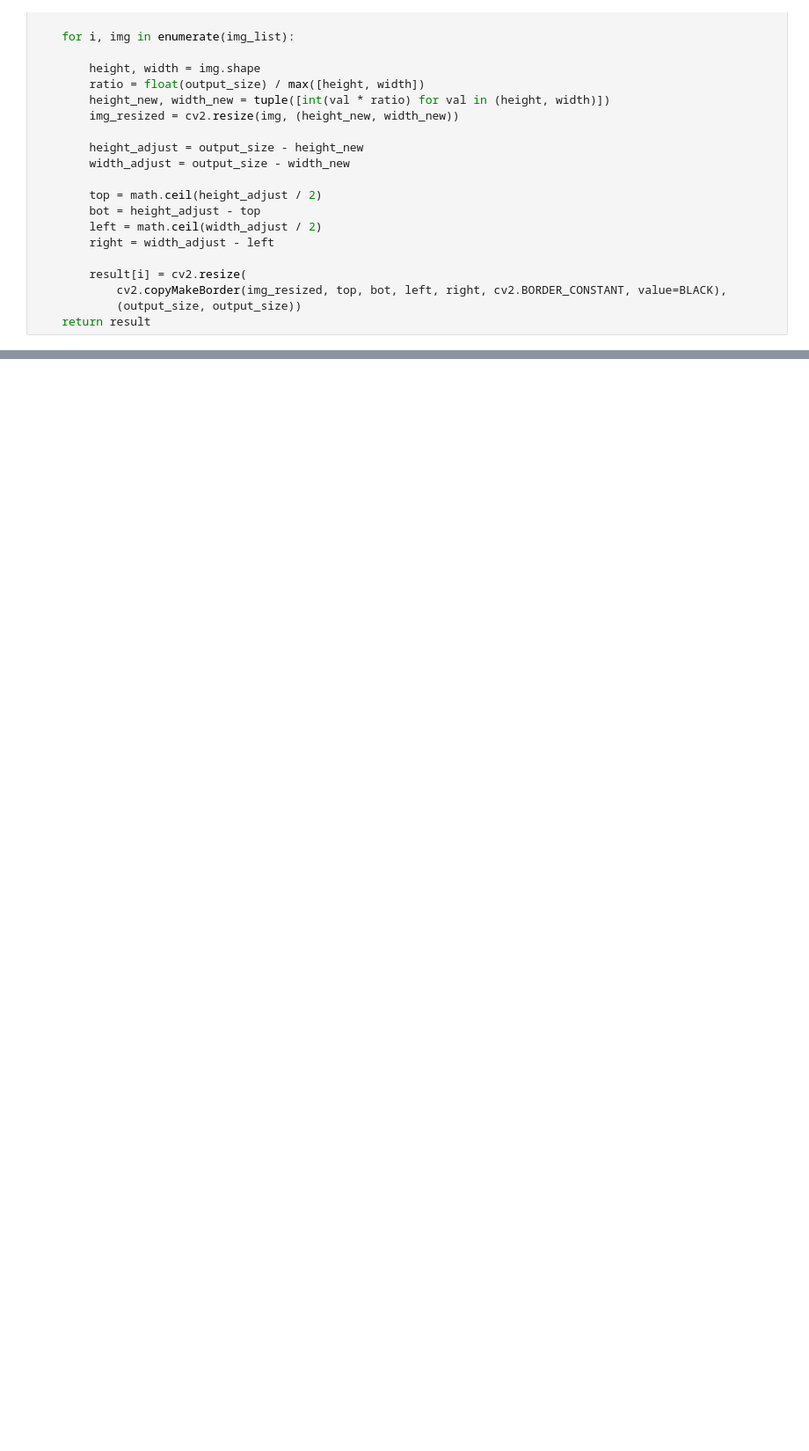
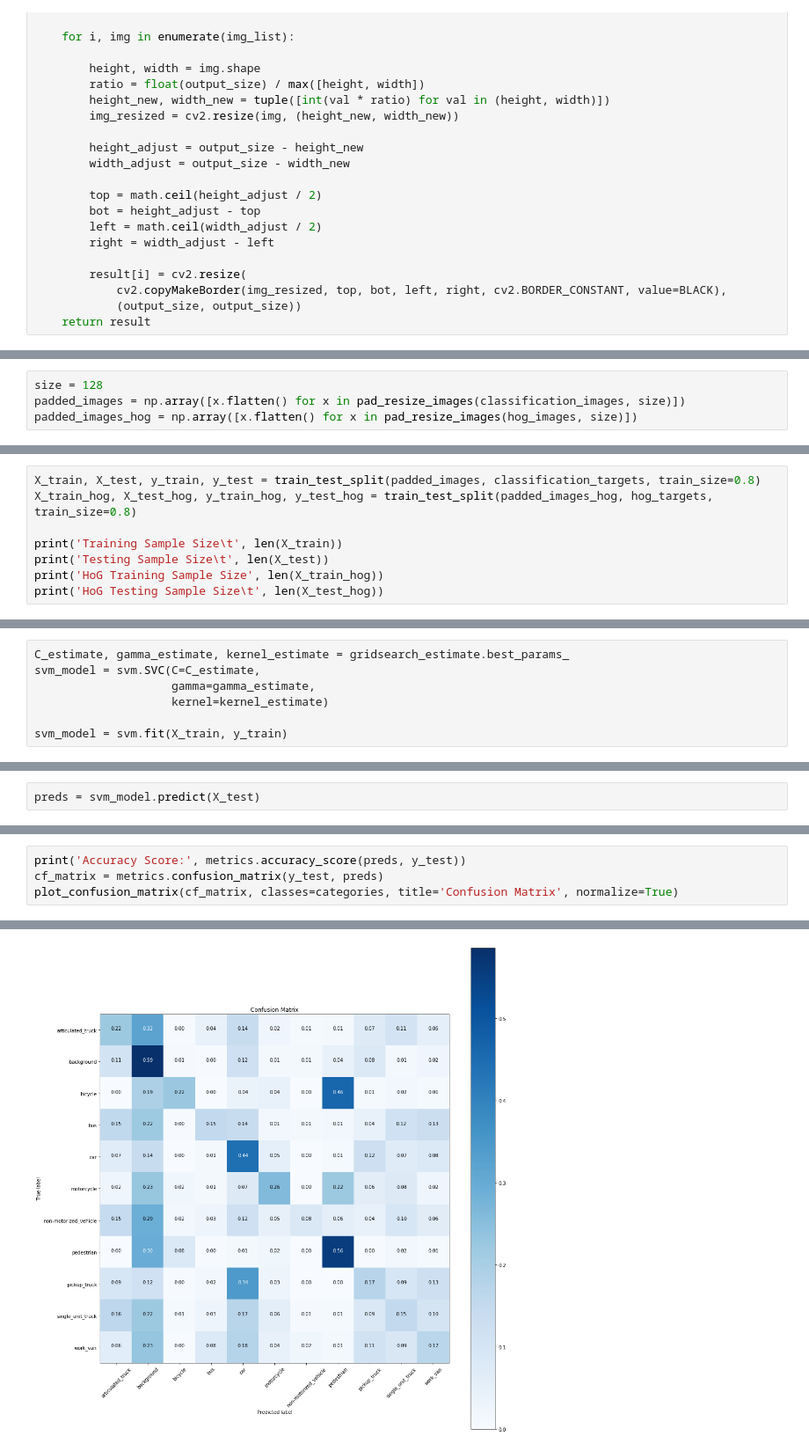
Before and after one commit to alexH2456/ECSE415-FinalProject, a Jupyter notebook: SVM_classifier.ipynb, the cells around one changed output, grey strips where cells are left out. Shown at 88% size. Saved outputs shown, nothing was run; the diff lists cells and outputs as text; blank space fills up the shorter version.

Commit message:
Restructure and clean; Train with and w/o HoG
Everything required from the guidelines is done! Only thing needed is to train

```diff
--- a/SVM_classifier.ipynb
+++ b/SVM_classifier.ipynb
@@ -282,0 +191,4 @@ preds = best_model.predict(x_tr[100:200])
+# %%
+size = 128
+padded_images = np.array([x.flatten() for x in pad_resize_images(classification_images, size)])
+padded_images_hog = np.array([x.flatten() for x in pad_resize_images(hog_images, size)])
@@ -282,0 +197,8 @@ preds = best_model.predict(x_tr[100:200])
+# %%
+X_train, X_test, y_train, y_test = train_test_split(padded_images, classification_targets, train_size=0.8)
+X_train_hog, X_test_hog, y_train_hog, y_test_hog = train_test_split(padded_images_hog, hog_targets, train_size=0.8)
+
+print('Training Sample Size\t', len(X_train))
+print('Testing Sample Size\t', len(X_test))
+print('HoG Training Sample Size', len(X_train_hog))
+print('HoG Testing Sample Size\t', len(X_test_hog))
@@ -282,0 +228,7 @@ preds = best_model.predict(x_tr[100:200])
+# %%
+C_estimate, gamma_estimate, kernel_estimate = gridsearch_estimate.best_params_
+svm_model = svm.SVC(C=C_estimate,
+                    gamma=gamma_estimate,
+                    kernel=kernel_estimate)
+
+svm_model = svm.fit(X_train, y_train)
@@ -282,0 +237,2 @@ preds = best_model.predict(x_tr[100:200])
+# %%
+preds = svm_model.predict(X_test)
@@ -282,0 +241,5 @@ preds = best_model.predict(x_tr[100:200])
+# %%
+print('Accuracy Score:', metrics.accuracy_score(preds, y_test))
+cf_matrix = metrics.confusion_matrix(y_test, preds)
+plot_confusion_matrix(cf_matrix, classes=categories, title='Confusion Matrix', normalize=True)
+# %% [output]
@@ -282,0 +248 @@ preds = best_model.predict(x_tr[100:200])
+[figure, added]
```
Also changed, not shown: parts of 47 cells of this notebook.
